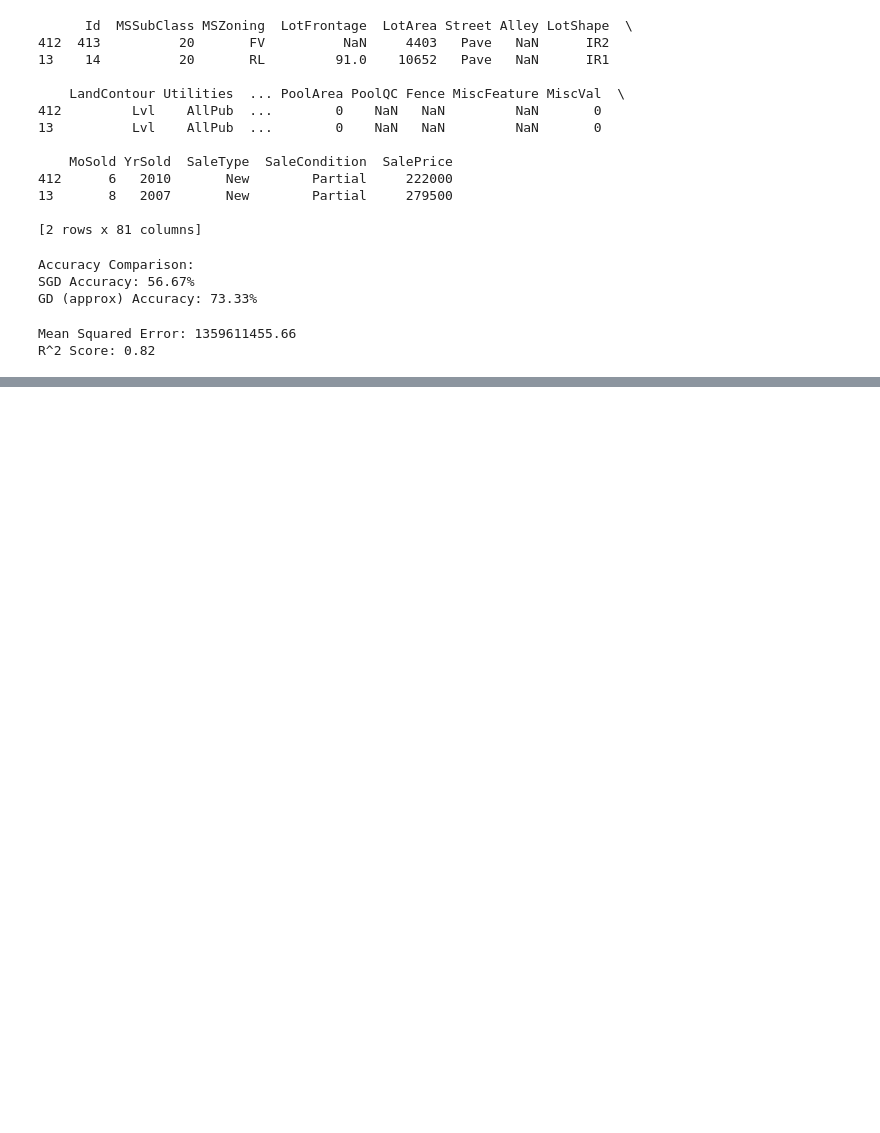
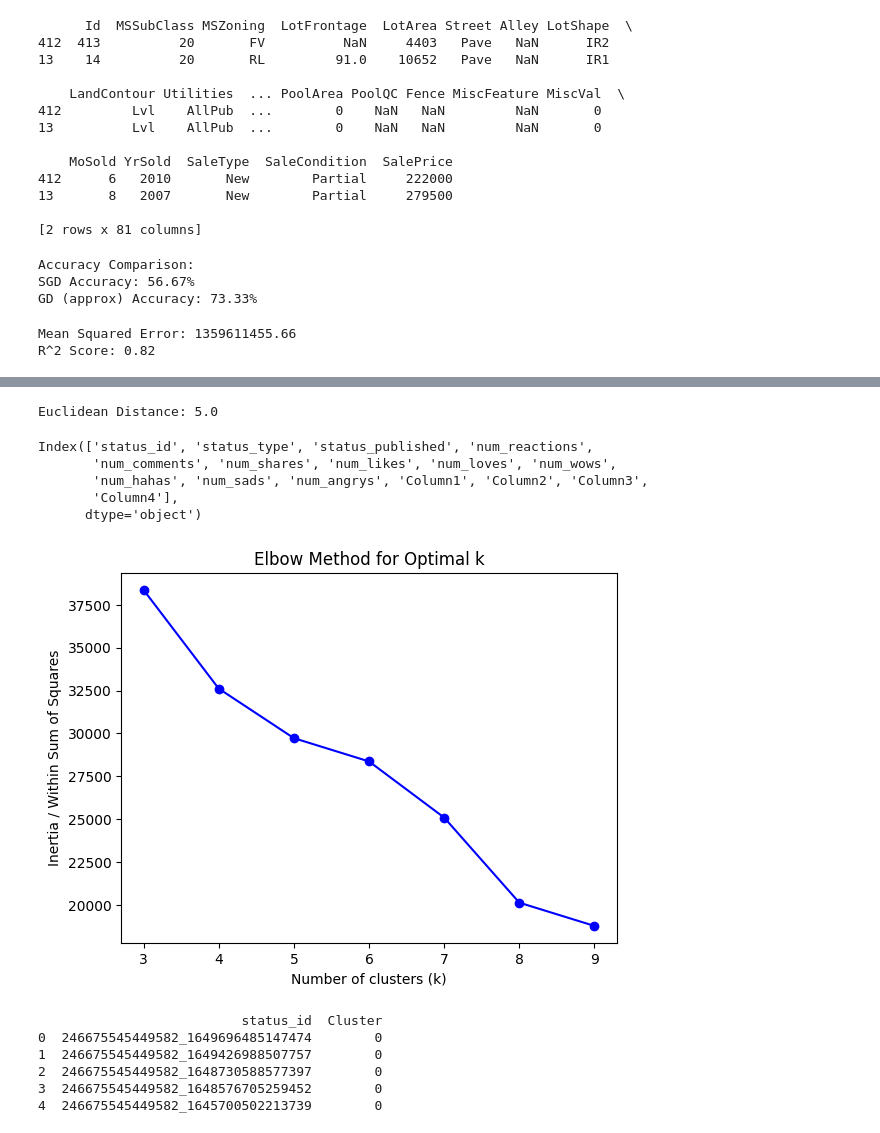
Before and after one commit to RohithThota2509/ML-lab-206, a Jupyter notebook: MLlab.ipynb, the cells around one changed output, grey strips where cells are left out. Drawn from its saved outputs; the diff is of its cells as text; code cells hidden in the pictures; blank space fills up the shorter version.

```diff
--- a/MLlab.ipynb
+++ b/MLlab.ipynb
@@ -289,0 +838,72 @@ R^2 Score: 0.82
+# %%
+import numpy as np
+import matplotlib.pyplot as plt
+# Calculate Euclidean distance
+def euclidean_distance(point1, point2):
+    return np.sqrt(np.sum((np.array(point1) - np.array(point2)) ** 2))
+point1 = [2, 3]
+point2 = [5, 7]
+distance = euclidean_distance(point1, point2)
+print(f"Euclidean Distance: {distance}")
+# %% [output]
+Euclidean Distance: 5.0
+# %%
+from google.colab import drive
+import pandas as pd
+import numpy as np
+import matplotlib.pyplot as plt
+from sklearn.cluster import KMeans
+from sklearn.preprocessing import StandardScaler
+from sklearn.metrics import pairwise_distances
+from scipy.spatial.distance import euclidean, cityblock, cosine, minkowski, jaccard
+df=pd.read_csv('/content/drive/MyDrive/Live.csv')
+print(df.columns)
+# %% [output]
+Index(['status_id', 'status_type', 'status_published', 'num_reactions',
+       'num_comments', 'num_shares', 'num_likes', 'num_loves', 'num_wows',
+       'num_hahas', 'num_sads', 'num_angrys', 'Column1', 'Column2', 'Column3',
+       'Column4'],
+      dtype='object')
+# %%
+# Select only numeric features for clustering
+features = ['num_reactions', 'num_comments', 'num_shares',
+            'num_likes', 'num_loves', 'num_wows', 'num_hahas',
+            'num_sads', 'num_angrys']
+
+X = df[features].fillna(0)
+
+# Standardize (important for K-means)
+scaler = StandardScaler()
+X_scaled = scaler.fit_transform(X)
+# %%
+inertia = []
+K = range(3, 10)
+
+for k in K:
+    kmeans = KMeans(n_clusters=k, random_state=42)
+    kmeans.fit(X_scaled)
+    inertia.append(kmeans.inertia_)
+
+plt.plot(K, inertia, 'bo-')
+plt.xlabel("Number of clusters (k)")
+plt.ylabel("Inertia / Within Sum of Squares")
+plt.title("Elbow Method for Optimal k")
+plt.show()
+# %% [output]
+[figure, added]
+# %%
+# Suppose elbow method suggests k=3
+kmeans = KMeans(n_clusters=3, random_state=42)
+clusters = kmeans.fit_predict(X_scaled)
+
+# Add cluster labels back to dataframe
+df['Cluster'] = clusters
+
+print(df[['status_id', 'Cluster']].head())
+# %% [output]
+                          status_id  Cluster
+0  246675545449582_1649696485147474        0
+1  246675545449582_1649426988507757        0
+2  246675545449582_1648730588577397        0
+3  246675545449582_1648576705259452        0
+4  246675545449582_1645700502213739        0
```
Also changed, not shown: parts of 49 cells of this notebook.
